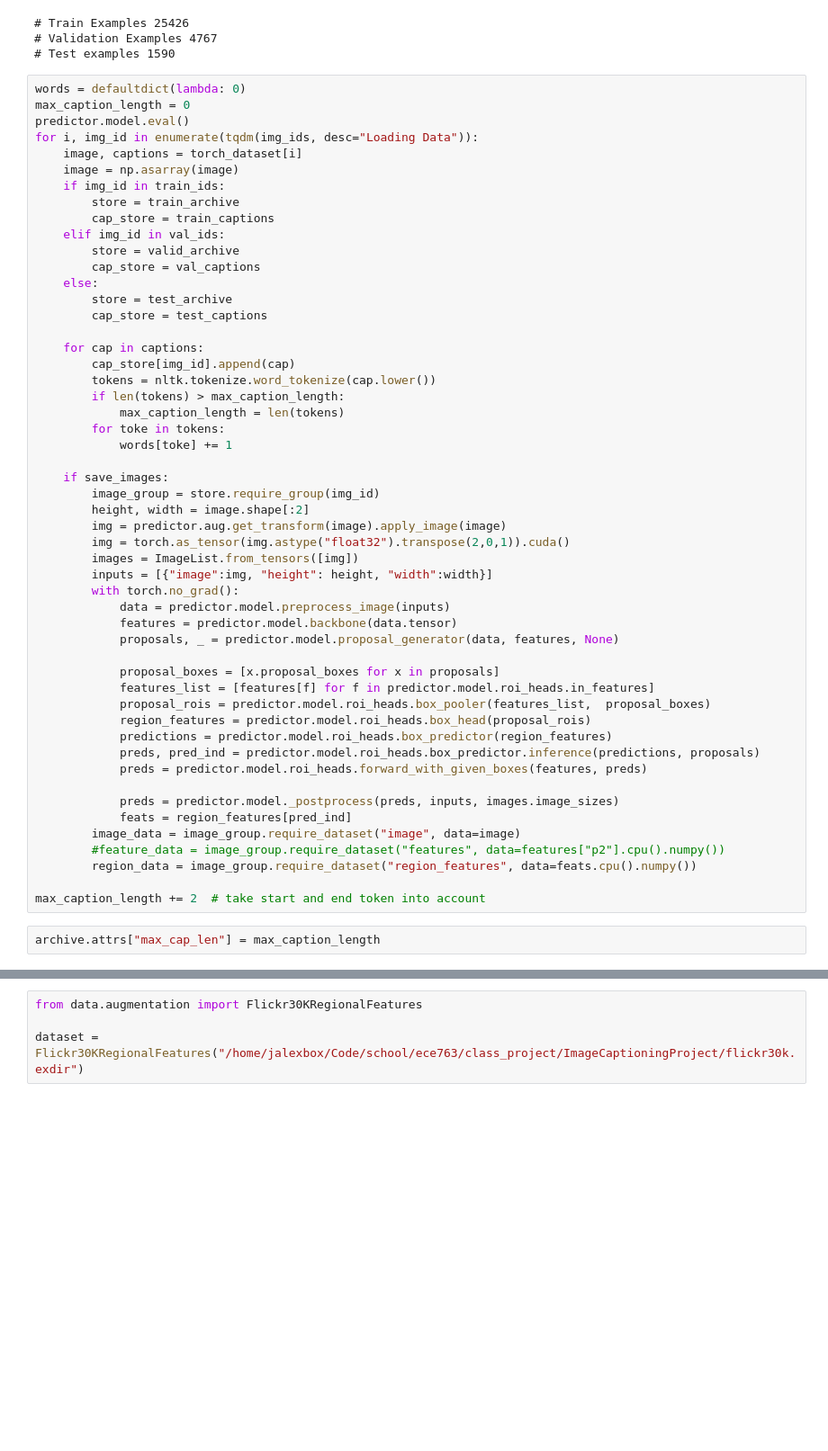
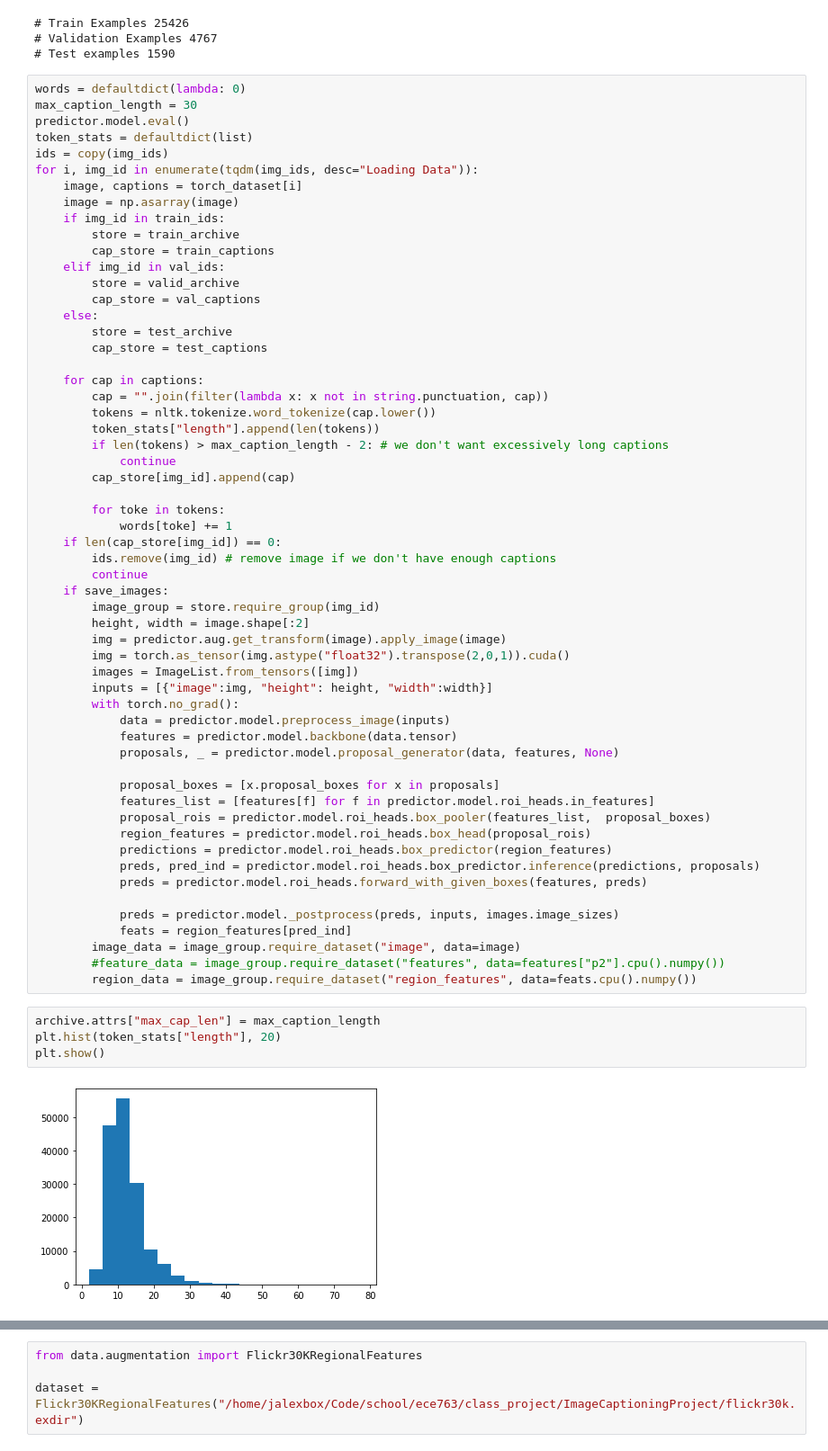
Before and after one commit to jalebara/ImageCaptioningSchoolProject, a Jupyter notebook: src/bottom_up.ipynb, the cells around one changed output, grey strips where cells are left out. Shown at 90% size. Cells and saved outputs as stored; diff of their text form; blank space fills up the shorter version.

```diff
--- a/src/bottom_up.ipynb
+++ b/src/bottom_up.ipynb
@@ -157,8 +159,10 @@ print(f"# Test examples {len(test_ids)}")
 # Test examples 1590
 # %%
 words = defaultdict(lambda: 0)
-max_caption_length = 0
+max_caption_length = 30
 predictor.model.eval()
+token_stats = defaultdict(list)
+ids = copy(img_ids)
 for i, img_id in enumerate(tqdm(img_ids, desc="Loading Data")):
     image, captions = torch_dataset[i]
     image = np.asarray(image)
@@ -173,13 +177,18 @@ for i, img_id in enumerate(tqdm(img_ids, desc="Loading Data")):
         cap_store = test_captions
 
     for cap in captions:
+        cap = "".join(filter(lambda x: x not in string.punctuation, cap))
+        tokens = nltk.tokenize.word_tokenize(cap.lower())
+        token_stats["length"].append(len(tokens))
+        if len(tokens) > max_caption_length - 2: # we don't want excessively long captions
+            continue
         cap_store[img_id].append(cap)
-        tokens = nltk.tokenize.word_tokenize(cap.lower())
-        if len(tokens) > max_caption_length:
-            max_caption_length = len(tokens)
+
         for toke in tokens:
             words[toke] += 1
-
+    if len(cap_store[img_id]) == 0:
+        ids.remove(img_id) # remove image if we don't have enough captions
+        continue
     if save_images:
         image_group = store.require_group(img_id)
         height, width = image.shape[:2]
@@ -205,7 +214,9 @@ for i, img_id in enumerate(tqdm(img_ids, desc="Loading Data")):
         image_data = image_group.require_dataset("image", data=image)
         #feature_data = image_group.require_dataset("features", data=features["p2"].cpu().numpy())
         region_data = image_group.require_dataset("region_features", data=feats.cpu().numpy())
-
-max_caption_length += 2  # take start and end token into account
 # %%
 archive.attrs["max_cap_len"] = max_caption_length
+plt.hist(token_stats["length"], 20)
+plt.show()
+# %% [output]
+[figure, added]
```
Also changed, not shown: parts of 10 cells of this notebook, 2 other files.
